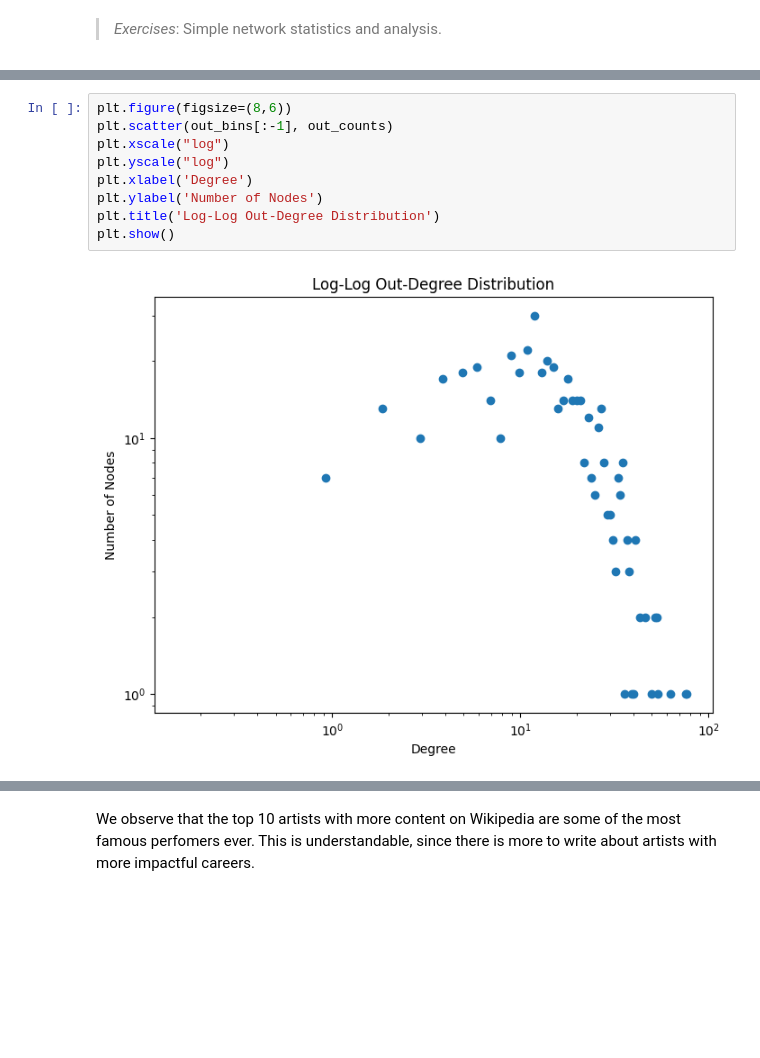
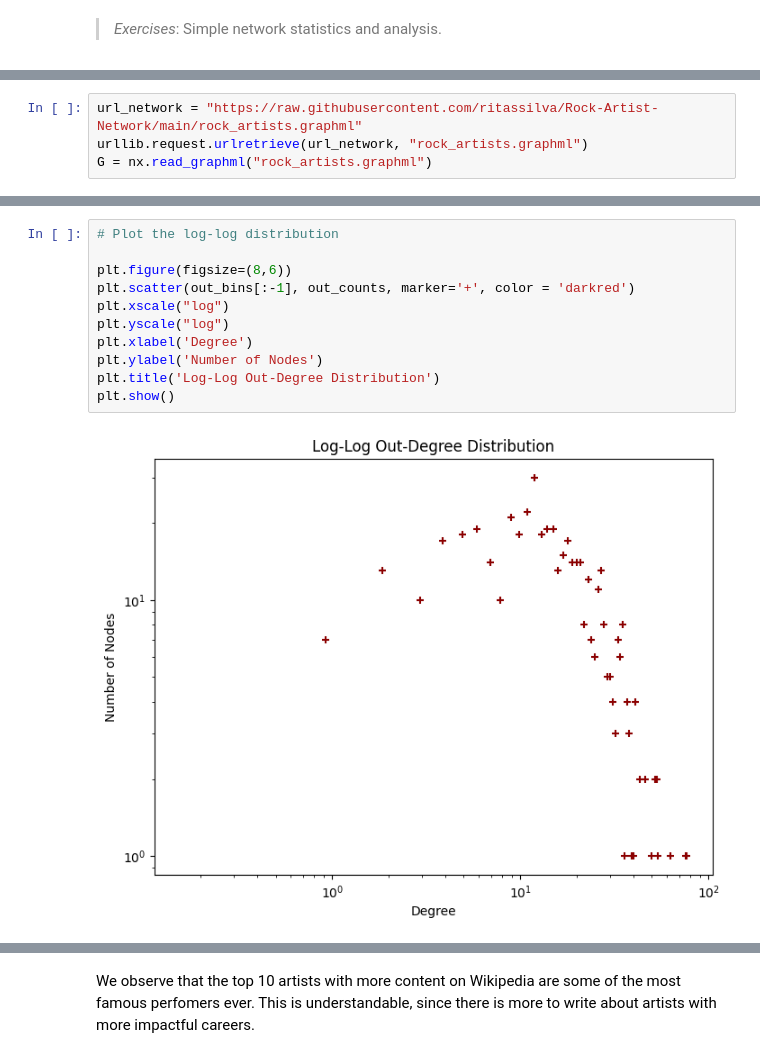
Before and after one commit to joaommata/Social_Graphs_Assignment1, a Jupyter notebook: Assignment1.ipynb, the cells around one changed output, grey strips where cells are left out. Cells and saved outputs as stored; diff of their text form; blank space fills up the shorter version.

```diff
--- a/Assignment1.ipynb
+++ b/Assignment1.ipynb
@@ -465 +479,5 @@ If we were to do this again, we would simplify the way we handled artist name fo
+# %%
+url_network = "https://raw.githubusercontent.com/ritassilva/Rock-Artist-Network/main/rock_artists.graphml"
+urllib.request.urlretrieve(url_network, "rock_artists.graphml")
+G = nx.read_graphml("rock_artists.graphml")
 # %% [markdown]
@@ -524,14 +551,16 @@ plt.show()
 # %% [output]
 [figure]
 # %%
+# Plot the log-log distribution
+
 plt.figure(figsize=(8,6))
-plt.scatter(out_bins[:-1], out_counts)
+plt.scatter(out_bins[:-1], out_counts, marker='+', color = 'darkred')
 plt.xscale("log")
 plt.yscale("log")
 plt.xlabel('Degree')
 plt.ylabel('Number of Nodes')
 plt.title('Log-Log Out-Degree Distribution')
 plt.show()
 # %% [output]
-[figure, old version]
+[figure, new version]
 # %% [markdown]
```
Also changed, not shown: parts of 49 cells of this notebook, 1 other file.
